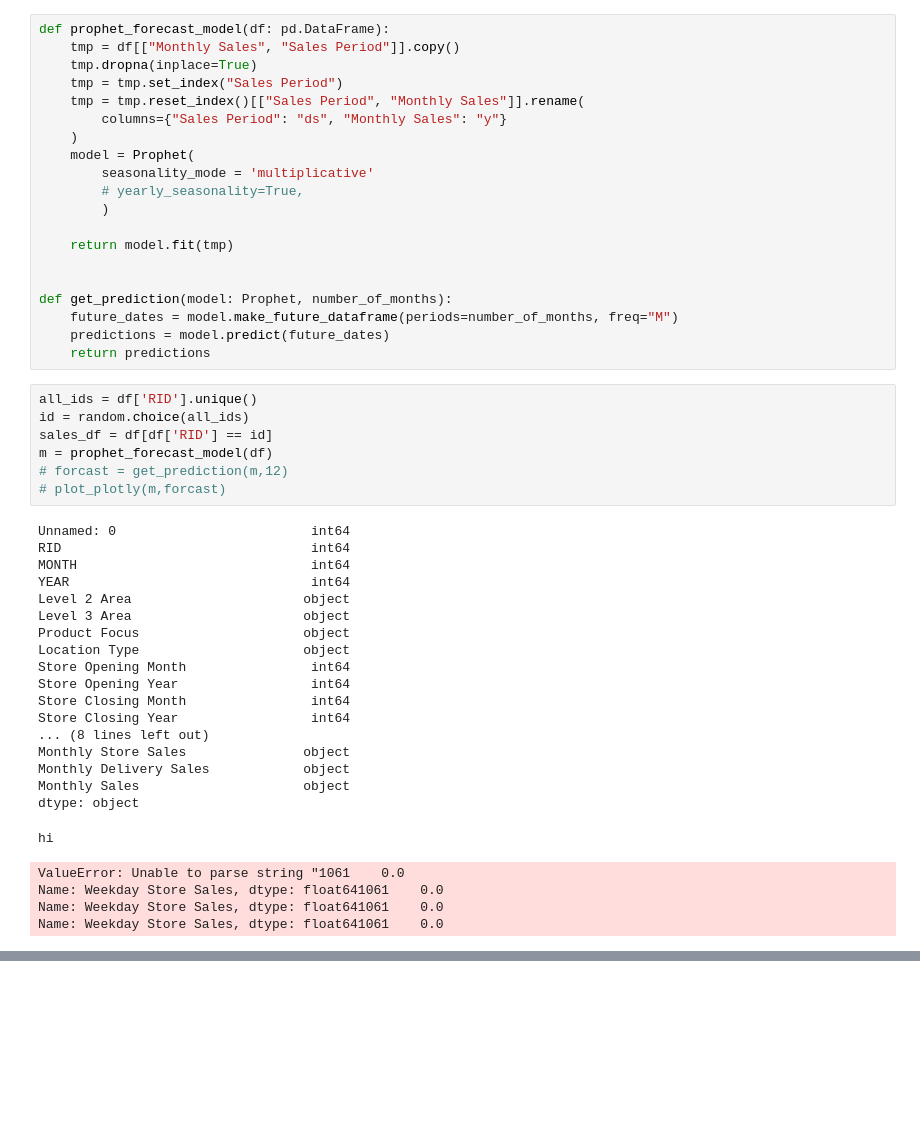
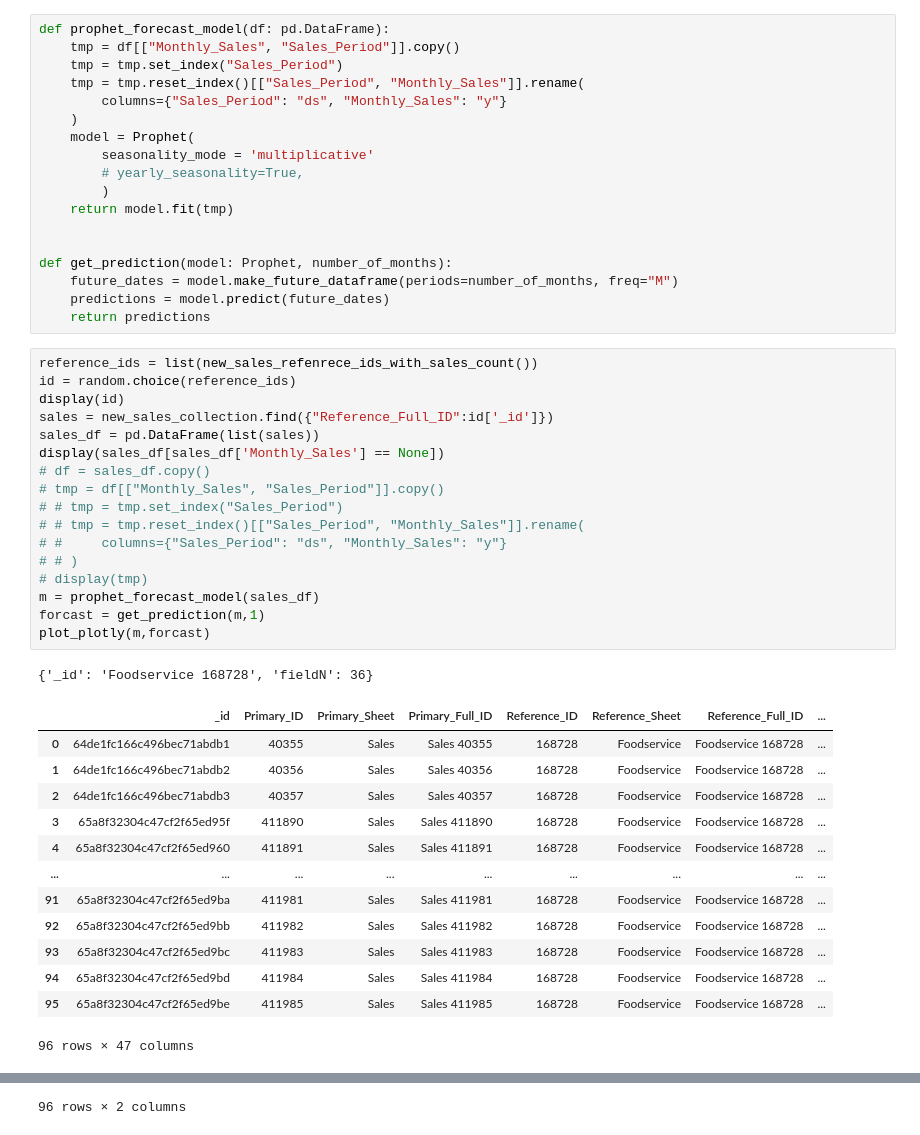
Before and after one commit to MahmoudAlawdh/newSalesGeneration, a Jupyter notebook: generated_sales.ipynb, the cells around one changed output, grey strips where cells are left out. Drawn from its saved outputs; the diff is of its cells as text; blank space fills up the shorter version.

```diff
--- a/generated_sales.ipynb
+++ b/generated_sales.ipynb
@@ -42,16 +10,14 @@ KeyError: 'Weekend Store Sales'
 # %%
 def prophet_forecast_model(df: pd.DataFrame):
-    tmp = df[["Monthly Sales", "Sales Period"]].copy()
-    tmp.dropna(inplace=True)
-    tmp = tmp.set_index("Sales Period")
-    tmp = tmp.reset_index()[["Sales Period", "Monthly Sales"]].rename(
-        columns={"Sales Period": "ds", "Monthly Sales": "y"}
+    tmp = df[["Monthly_Sales", "Sales_Period"]].copy()
+    tmp = tmp.set_index("Sales_Period")
+    tmp = tmp.reset_index()[["Sales_Period", "Monthly_Sales"]].rename(
+        columns={"Sales_Period": "ds", "Monthly_Sales": "y"}
     )
     model = Prophet(
         seasonality_mode = 'multiplicative'
         # yearly_seasonality=True,
         )
-
     return model.fit(tmp)
 
 
@@ -59,33 +25,35 @@ def get_prediction(model: Prophet, number_of_months):
     future_dates = model.make_future_dataframe(periods=number_of_months, freq="M")
     predictions = model.predict(future_dates)
     return predictions
-# %%
-all_ids = df['RID'].unique()
-id = random.choice(all_ids)
-sales_df = df[df['RID'] == id]
-m = prophet_forecast_model(df)
-# forcast = get_prediction(m,12)
-# plot_plotly(m,forcast)
-# %% [output]
-Unnamed: 0                         int64
-RID                                int64
-MONTH                              int64
-YEAR                               int64
-Level 2 Area                      object
-Level 3 Area                      object
-Product Focus                     object
-Location Type                     object
-Store Opening Month                int64
-Store Opening Year                 int64
-Store Closing Month                int64
-Store Closing Year                 int64
-... (8 lines left out)
-Monthly Store Sales               object
-Monthly Delivery Sales            object
-Monthly Sales                     object
-dtype: object
-hi
-ValueError: Unable to parse string "1061    0.0
-Name: Weekday Store Sales, dtype: float641061    0.0
-Name: Weekday Store Sales, dtype: float641061    0.0
-Name: Weekday Store Sales, dtype: float641061    0.0
+# %%
+reference_ids = list(new_sales_refenrece_ids_with_sales_count())
+id = random.choice(reference_ids)
+display(id)
+sales = new_sales_collection.find({"Reference_Full_ID":id['_id']})
+sales_df = pd.DataFrame(list(sales))
+display(sales_df[sales_df['Monthly_Sales'] == None])
+# df = sales_df.copy()
+# tmp = df[["Monthly_Sales", "Sales_Period"]].copy()
+# # tmp = tmp.set_index("Sales_Period")
+# # tmp = tmp.reset_index()[["Sales_Period", "Monthly_Sales"]].rename(
+# #     columns={"Sales_Period": "ds", "Monthly_Sales": "y"}
+# # )
+# display(tmp)
+m = prophet_forecast_model(sales_df)
+forcast = get_prediction(m,1)
+plot_plotly(m,forcast)
+# %% [output]
+{'_id': 'Foodservice 168728', 'fieldN': 36}
+|  | _id | Primary_ID | Primary_Sheet | Primary_Full_ID | Reference_ID | Reference_Sheet | Reference_Full_ID | ... |
+| 0 | 64de1fc166c496bec71abdb1 | 40355 | Sales | Sales 40355 | 168728 | Foodservice | Foodservice 168728 | ... |
+| 1 | 64de1fc166c496bec71abdb2 | 40356 | Sales | Sales 40356 | 168728 | Foodservice | Foodservice 168728 | ... |
+| 2 | 64de1fc166c496bec71abdb3 | 40357 | Sales | Sales 40357 | 168728 | Foodservice | Foodservice 168728 | ... |
+| 3 | 65a8f32304c47cf2f65ed95f | 411890 | Sales | Sales 411890 | 168728 | Foodservice | Foodservice 168728 | ... |
+| 4 | 65a8f32304c47cf2f65ed960 | 411891 | Sales | Sales 411891 | 168728 | Foodservice | Foodservice 168728 | ... |
+| ... | ... | ... | ... | ... | ... | ... | ... | ... |
+| 91 | 65a8f32304c47cf2f65ed9ba | 411981 | Sales | Sales 411981 | 168728 | Foodservice | Foodservice 168728 | ... |
+| 92 | 65a8f32304c47cf2f65ed9bb | 411982 | Sales | Sales 411982 | 168728 | Foodservice | Foodservice 168728 | ... |
+| 93 | 65a8f32304c47cf2f65ed9bc | 411983 | Sales | Sales 411983 | 168728 | Foodservice | Foodservice 168728 | ... |
+| 94 | 65a8f32304c47cf2f65ed9bd | 411984 | Sales | Sales 411984 | 168728 | Foodservice | Foodservice 168728 | ... |
+| 95 | 65a8f32304c47cf2f65ed9be | 411985 | Sales | Sales 411985 | 168728 | Foodservice | Foodservice 168728 | ... |
+96 rows × 47 columns
@@ -91,0 +72 @@ Name: Weekday Store Sales, dtype: float641061    0.0
+96 rows × 2 columns
```
Also changed, not shown: parts of 4 cells of this notebook, 4 other files.
